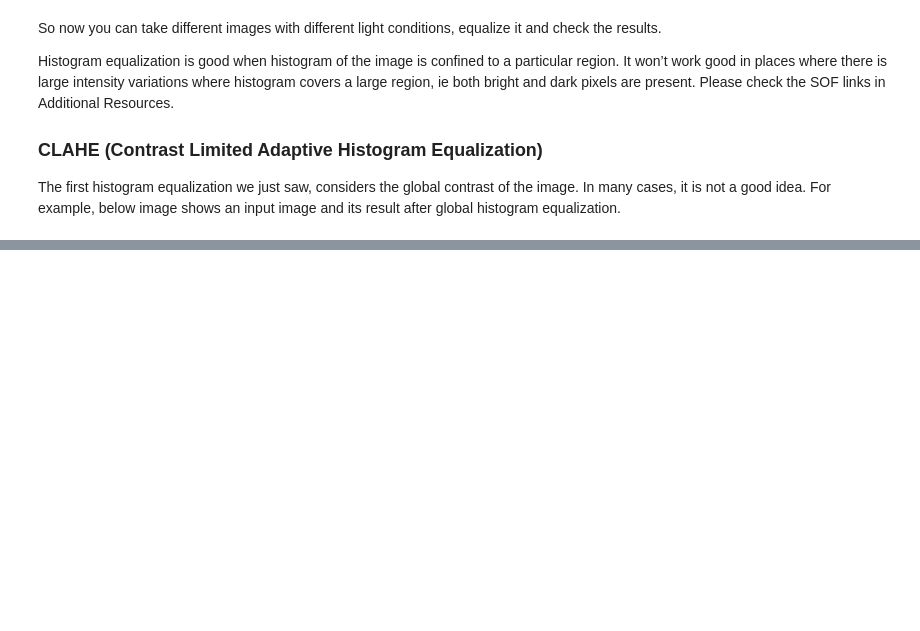
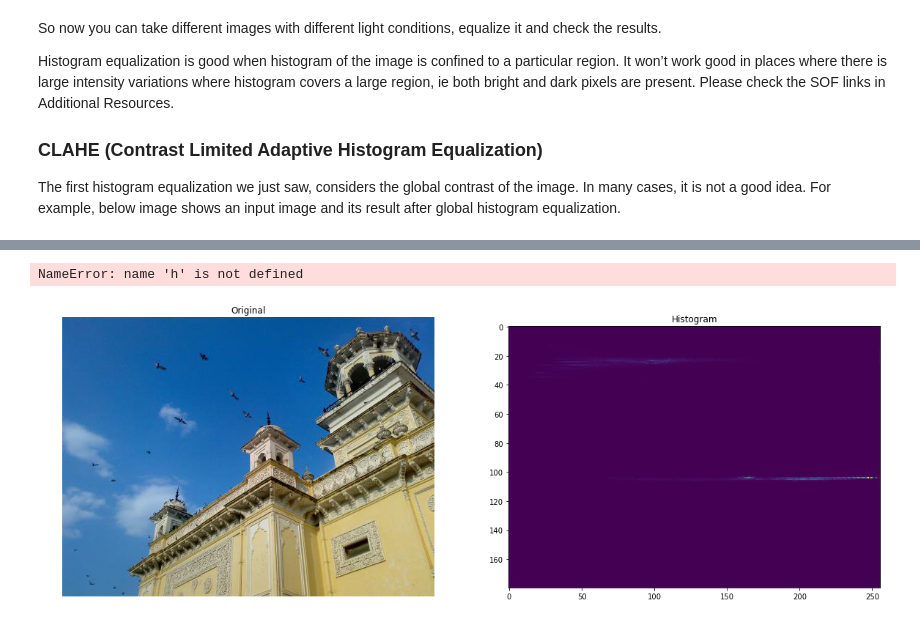
Before and after one commit to franksalas/OpenCV_Python_Tutorial, a Jupyter notebook: Histograms.ipynb, the cells around one changed output, grey strips where cells are left out. Cells and saved outputs as stored; diff of their text form; code cells hidden in the pictures; blank space fills up the shorter version.

```diff
--- a/Histograms.ipynb
+++ b/Histograms.ipynb
@@ -219,0 +244,34 @@ The ﬁrst histogram equalization we just saw, considers the global contrast of
+# %%
+import cv2
+import numpy as np
+from matplotlib import pyplot as plt
+
+img = cv2.imread('images/home.jpg')
+hsv = cv2.cvtColor(img,cv2.COLOR_BGR2HSV)
+
+hist, xbins, ybins = np.histogram2d(h.ravel(),s.ravel(),[180,256],[[0,180],[0,256]])
+# %% [output]
+NameError: name 'h' is not defined
+# %%
+import cv2
+import numpy as np
+import matplotlib.pyplot as plt
+
+img = cv2.imread('images/home.jpg')
+img = cv2.cvtColor(img, cv2.COLOR_BGR2RGB)
+
+
+hsv = cv2.cvtColor(img,cv2.COLOR_RGB2HSV)
+
+hist = cv2.calcHist([hsv], [0, 1], None, [180, 256], [0, 180, 0, 256])
+
+# plot
+plt.figure(figsize=(20,15))
+
+plt.subplot(121), plt.imshow(img),plt.title('Original'),plt.axis("off")
+
+plt.subplot(122),plt.imshow(hist,interpolation = 'nearest'),plt.title('Histogram')
+
+plt.show()
+# %% [output]
+[figure, added]
```
Also changed, not shown: parts of 7 cells of this notebook, 12 other files.
